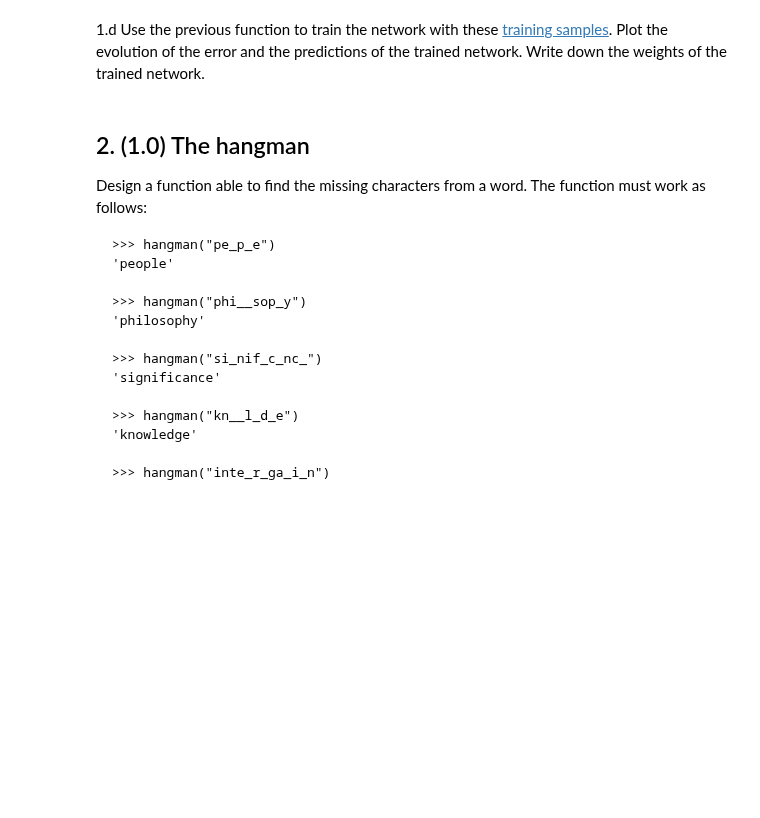
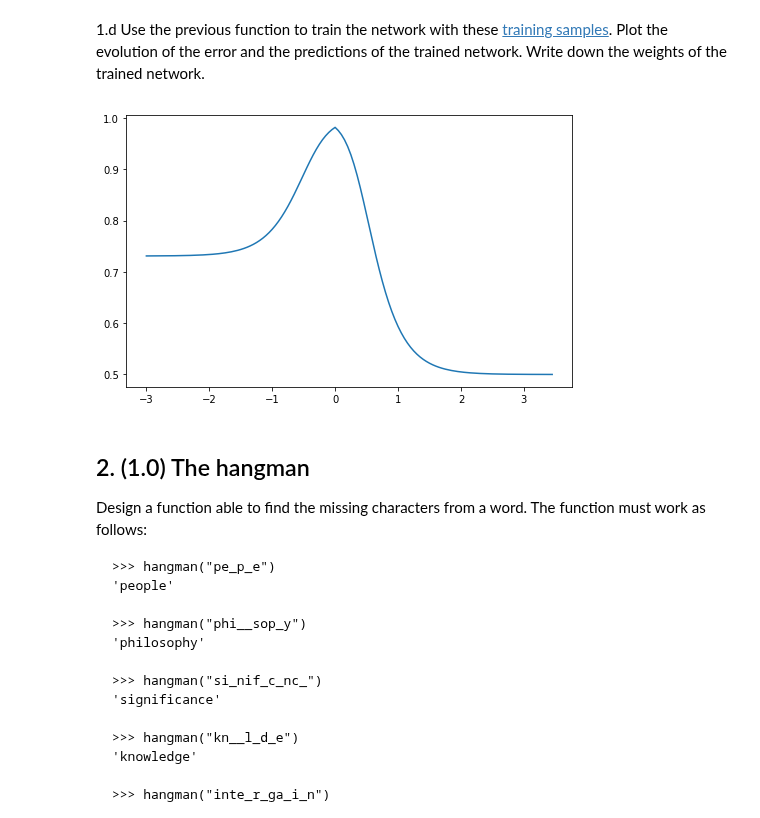
Before and after one commit to ingJSNA/machineLearning2018, a Jupyter notebook: ml-assign4-jsnavarroa.ipynb, the cells around one changed output. Saved outputs shown, nothing was run; the diff lists cells and outputs as text; code cells hidden in the pictures; blank space fills up the shorter version.

```diff
--- a/ml-assign4-jsnavarroa.ipynb
+++ b/ml-assign4-jsnavarroa.ipynb
@@ -81,3 +142,35 @@ def train_step(x, y, w, eta):
     return w
 # %% [markdown]
 1.d Use the previous function to train the network with these [training samples](http://fagonzalezo.github.io/ml/samples_assign4.txt).  Plot the evolution of the error and the predictions of the trained network. Write down the weights of the trained network.
+# %%
+import os
+import urllib
+import pandas as pd
+
+def downloadTxtFile(url, filename):
+    path = "./data/"+str(filename)
+
+    if os.path.isfile(path):
+        # Load downloaded files
+        data = open(path).read()
+    else:
+        # Load from URL and save to file
+        with urllib.request.urlopen(url) as response:
+            data = response.read().decode()
+            file = open(path, "w")
+            file.write(data)
+            file.close()
+    # Read the file
+    df = pd.read_csv(path, sep=" ", header=None)
+
+    return df
+
+data = downloadTxtFile("http://fagonzalezo.github.io/ml/samples_assign4.txt", 'samples_assign4.txt')
+X = data.values[:, 0]
+Y = data.values[:, 1]
+
+fig, (ax) = plt.subplots(1, 1, figsize=(8, 5))
+ax.plot(X, Y)
+plt.show()
+# %% [output]
+[figure, added]
```
Also changed, not shown: parts of 8 cells of this notebook, 1 other file.
